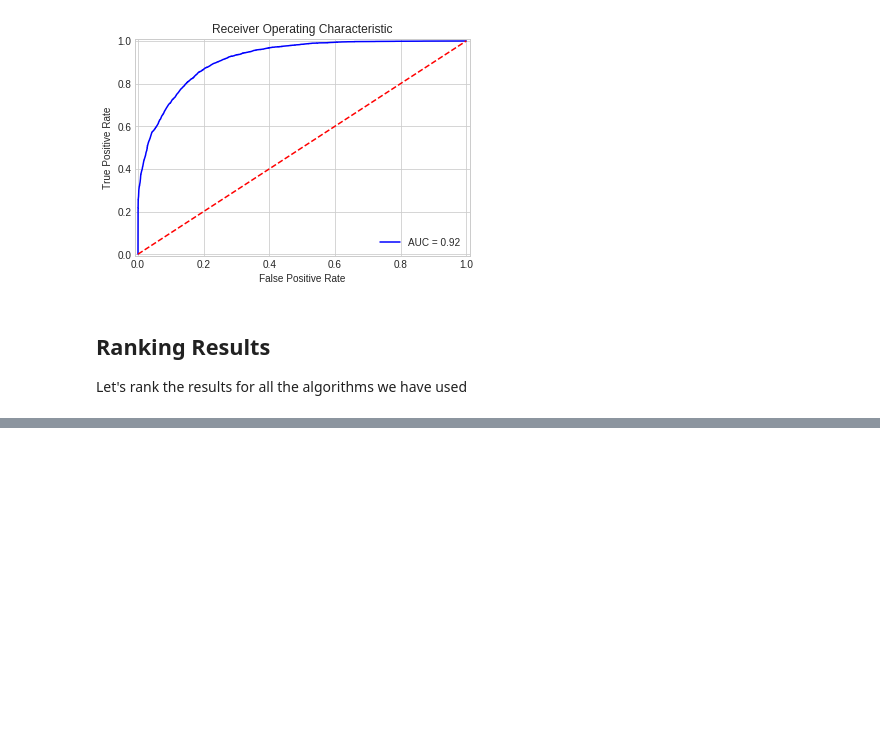
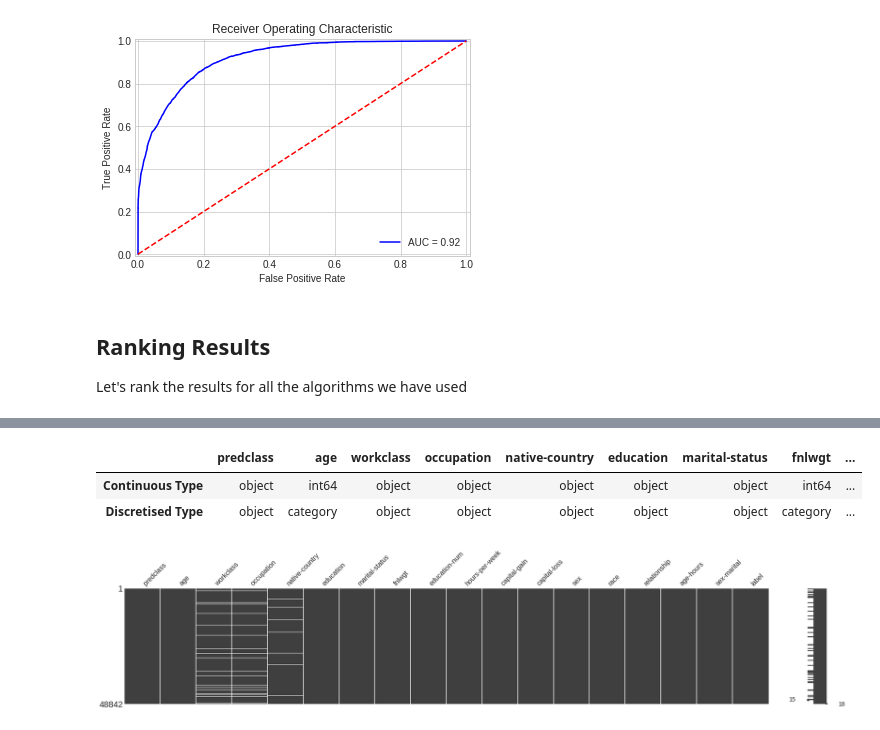
Before and after one commit to dformoso/sklearn-classification, a Jupyter notebook: Data Science Workbook - Census Income Dataset - v2.ipynb, the cells around one changed output, grey strips where cells are left out. Drawn from its saved outputs; the diff is of its cells as text; code cells hidden in the pictures; blank space fills up the shorter version.

```diff
--- a/Data Science Workbook - Census Income Dataset - v2.ipynb
+++ b/Data Science Workbook - Census Income Dataset - v2.ipynb
@@ -1530,0 +1547,30 @@ plt.show()
+# %%
+df1 = pd.DataFrame(dataset_con.dtypes, columns=['Continuous Type'])
+df2 = pd.DataFrame(dataset_bin.dtypes, columns=['Discretised Type'])
+pd.concat([df1, df2], axis=1).transpose()
+# %% [output]
+|  | predclass | age | workclass | occupation | native-country | education | marital-status | fnlwgt | ... |
+| Continuous Type | object | int64 | object | object | object | object | object | int64 | ... |
+| Discretised Type | object | category | object | object | object | object | object | category | ... |
+# %%
+# Selecting the Continuous Dataset
+LABEL_COLUMN = "label"
+dataset_con[LABEL_COLUMN] = dataset_con["predclass"].astype(int)
+
+CONTINUOUS_COLUMNS = dataset_con.select_dtypes(include=[np.number]).columns.tolist()
+CATEGORICAL_COLUMNS = [
+    'workclass',
+    'occupation',
+    'native-country',
+    'education',
+    'marital-status',
+    'sex',
+    'race',
+    'relationship',
+    'sex-marital'
+]
+# %%
+# Missing Values
+missingno.matrix(dataset_con, figsize = (30,5))
+# %% [output]
+[figure, added]
```
Also changed, not shown: parts of 41 cells of this notebook.
